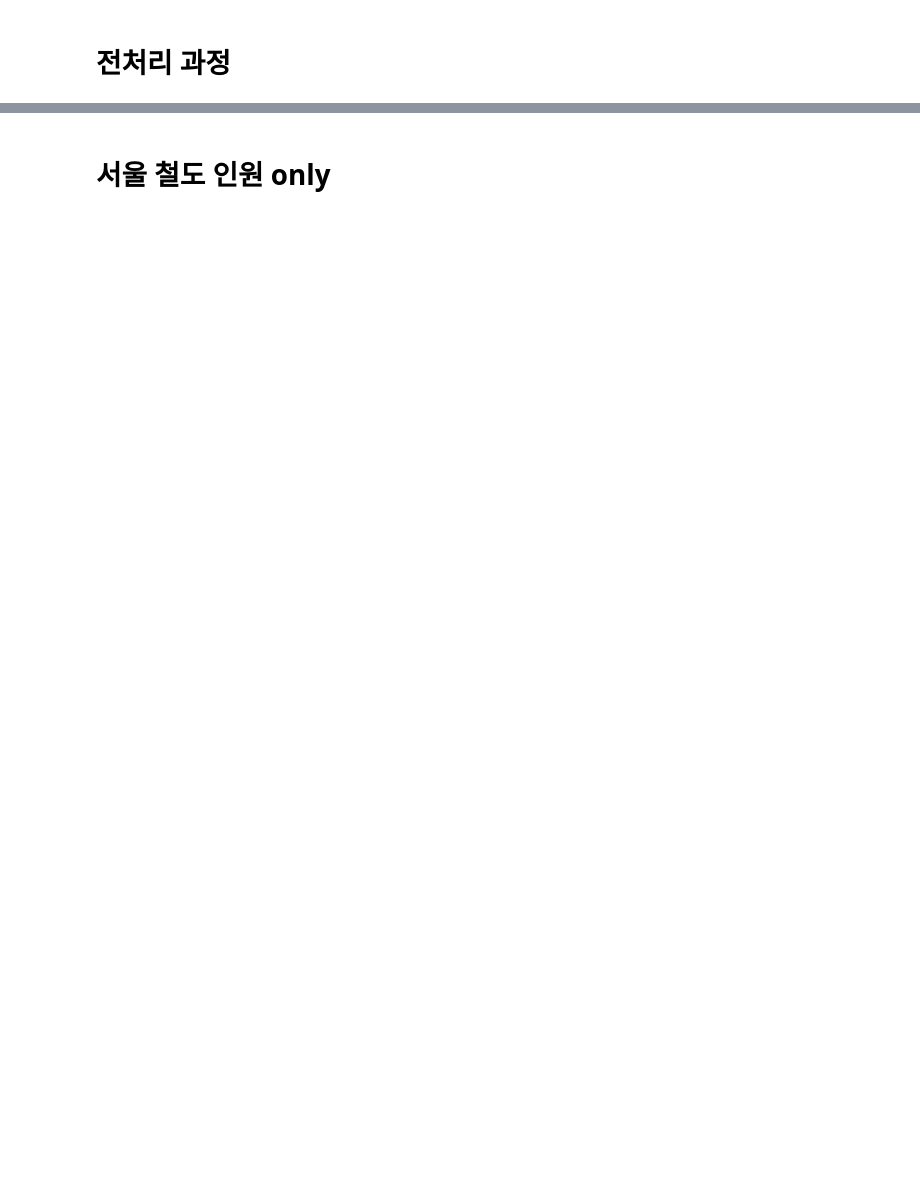
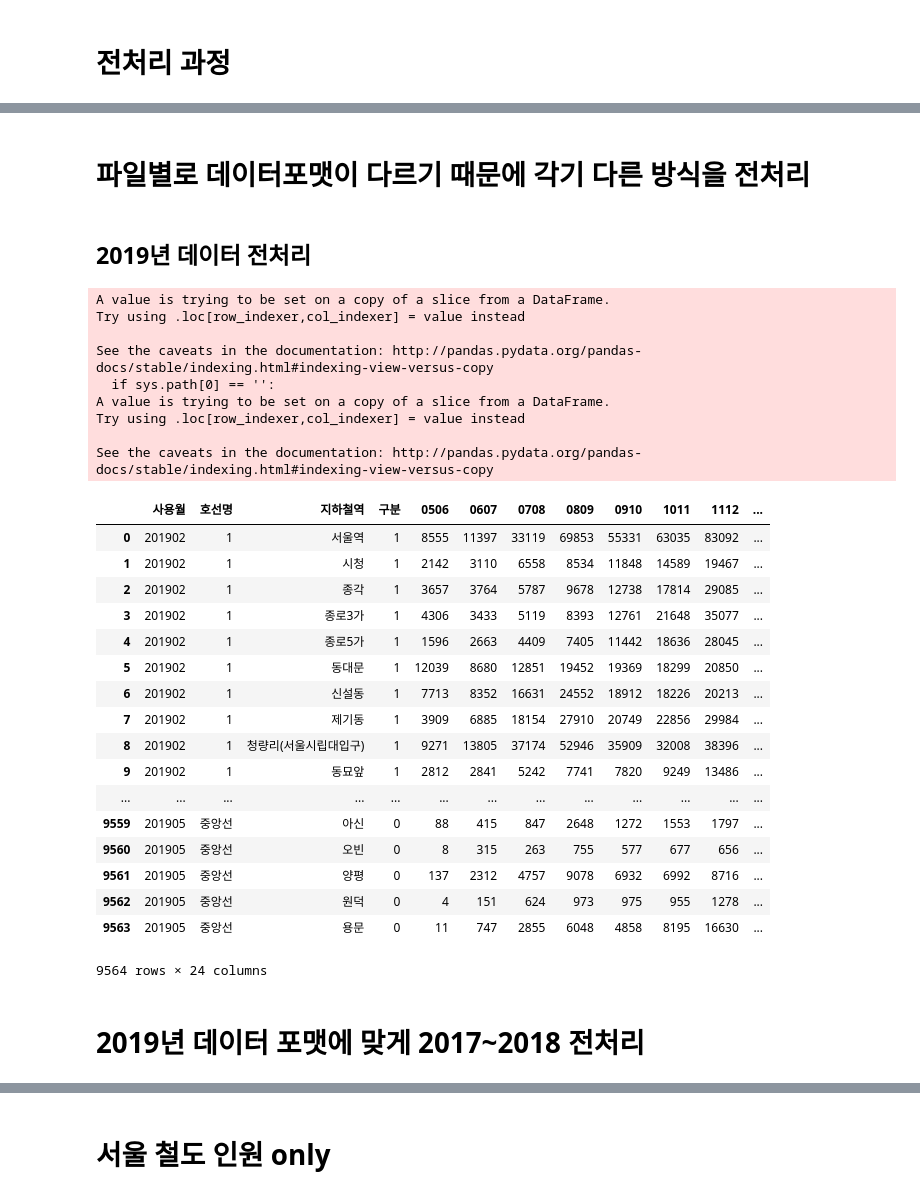
Before and after one commit to DHK810/Multicamp, a Jupyter notebook: project/crawling_project(series_scripts_crawling)/KIRC통계데이터 크롤링.ipynb, the cells around one changed output, grey strips where cells are left out. Saved outputs shown, nothing was run; the diff lists cells and outputs as text; code cells hidden in the pictures; blank space fills up the shorter version.

```diff
--- a/project/crawling_project(series_scripts_crawling)/KIRC통계데이터 크롤링.ipynb
+++ b/project/crawling_project(series_scripts_crawling)/KIRC통계데이터 크롤링.ipynb
@@ -318,0 +250,65 @@ results
+# %% [markdown]
+# 파일별로 데이터포맷이 다르기 때문에 각기 다른 방식을 전처리
+# %% [markdown]
+## 2019년 데이터 전처리
+# %%
+df_2019 = pd.read_excel('서울시지하철201901~08.xlsx')
+# %%
+df_2019['사용월'] = pd.to_datetime(df_2019['사용월'], format='%Y%m')
+df_2019['사용월'] = df_2019['사용월'].apply(lambda x: x.strftime('%Y%m'))
+df_2019['호선명'] = df_2019['호선명'].apply(lambda x: x.replace('호선', ''))
+df_2019['구분'] = 1
+
+import re
+
+승차컬럼 = ['사용월', '호선명', '지하철역', '구분', '05시-06시 승차인원', '06시-07시 승차인원', '07시-08시 승차인원', '08시-09시 승차인원', '09시-10시 승차인원', '10시-11시 승차인원', '11시-12시 승차인원', '12시-13시 승차인원', '13시-14시 승차인원', '14시-15시 승차인원', '15시-16시 승차인원', '16시-17시 승차인원', '17시-18시 승차인원', '18시-19시 승차인원', '19시-20시 승차인원', '20시-21시 승차인원', '21시-22시 승차인원','22시-23시 승차인원','23시-24시 승차인원','00시-01시 승차인원']
+df_2019_승차 = df_2019[승차컬럼]
+하차컬럼 = [c.replace('승차', '하차') for c in 승차컬럼]
+df_2019_하차 = df_2019[하차컬럼]
+df_2019[하차컬럼]['구분'] = 0
+
+column = df_2019_승차.columns
+column = column[4:]
+column = [re.sub('[^0-9]', '', c) for c in column]
+
+rest_c = ['구분', '지하철역', '호선명', '사용월']
+for r in rest_c:
+
+    column.insert(0, r)
+
+
+df_2019_승차.columns = column
+df_2019_하차.columns = column
+df_2019_하차['구분'] = 0
+
+df_2019_merged = pd.concat([df_2019_승차, df_2019_하차], ignore_index = True)
+
+df_2019_merged
+# %% [output]
+A value is trying to be set on a copy of a slice from a DataFrame.
+Try using .loc[row_indexer,col_indexer] = value instead
+
+See the caveats in the documentation: http://pandas.pydata.org/pandas-docs/stable/indexing.html#indexing-view-versus-copy
+  if sys.path[0] == '':
+A value is trying to be set on a copy of a slice from a DataFrame.
+Try using .loc[row_indexer,col_indexer] = value instead
+
+See the caveats in the documentation: http://pandas.pydata.org/pandas-docs/stable/indexing.html#indexing-view-versus-copy
+|  | 사용월 | 호선명 | 지하철역 | 구분 | 0506 | 0607 | 0708 | 0809 | 0910 | 1011 | 1112 | ... |
+| 0 | 201902 | 1 | 서울역 | 1 | 8555 | 11397 | 33119 | 69853 | 55331 | 63035 | 83092 | ... |
+| 1 | 201902 | 1 | 시청 | 1 | 2142 | 3110 | 6558 | 8534 | 11848 | 14589 | 19467 | ... |
+| 2 | 201902 | 1 | 종각 | 1 | 3657 | 3764 | 5787 | 9678 | 12738 | 17814 | 29085 | ... |
+| 3 | 201902 | 1 | 종로3가 | 1 | 4306 | 3433 | 5119 | 8393 | 12761 | 21648 | 35077 | ... |
+| 4 | 201902 | 1 | 종로5가 | 1 | 1596 | 2663 | 4409 | 7405 | 11442 | 18636 | 28045 | ... |
+| 5 | 201902 | 1 | 동대문 | 1 | 12039 | 8680 | 12851 | 19452 | 19369 | 18299 | 20850 | ... |
+| 6 | 201902 | 1 | 신설동 | 1 | 7713 | 8352 | 16631 | 24552 | 18912 | 18226 | 20213 | ... |
+| 7 | 201902 | 1 | 제기동 | 1 | 3909 | 6885 | 18154 | 27910 | 20749 | 22856 | 29984 | ... |
+| 8 | 201902 | 1 | 청량리(서울시립대입구) | 1 | 9271 | 13805 | 37174 | 52946 | 35909 | 32008 | 38396 | ... |
+| 9 | 201902 | 1 | 동묘앞 | 1 | 2812 | 2841 | 5242 | 7741 | 7820 | 9249 | 13486 | ... |
+| ... | ... | ... | ... | ... | ... | ... | ... | ... | ... | ... | ... | ... |
+| 9559 | 201905 | 중앙선 | 아신 | 0 | 88 | 415 | 847 | 2648 | 1272 | 1553 | 1797 | ... |
+| 9560 | 201905 | 중앙선 | 오빈 | 0 | 8 | 315 | 263 | 755 | 577 | 677 | 656 | ... |
+| 9561 | 201905 | 중앙선 | 양평 | 0 | 137 | 2312 | 4757 | 9078 | 6932 | 6992 | 8716 | ... |
+| 9562 | 201905 | 중앙선 | 원덕 | 0 | 4 | 151 | 624 | 973 | 975 | 955 | 1278 | ... |
+| 9563 | 201905 | 중앙선 | 용문 | 0 | 11 | 747 | 2855 | 6048 | 4858 | 8195 | 16630 | ... |
+9564 rows × 24 columns
@@ -318,0 +317,2 @@ results
+# %% [markdown]
+# 2019년 데이터 포맷에 맞게 2017~2018 전처리
```
Also changed, not shown: parts of 79 cells of this notebook.
